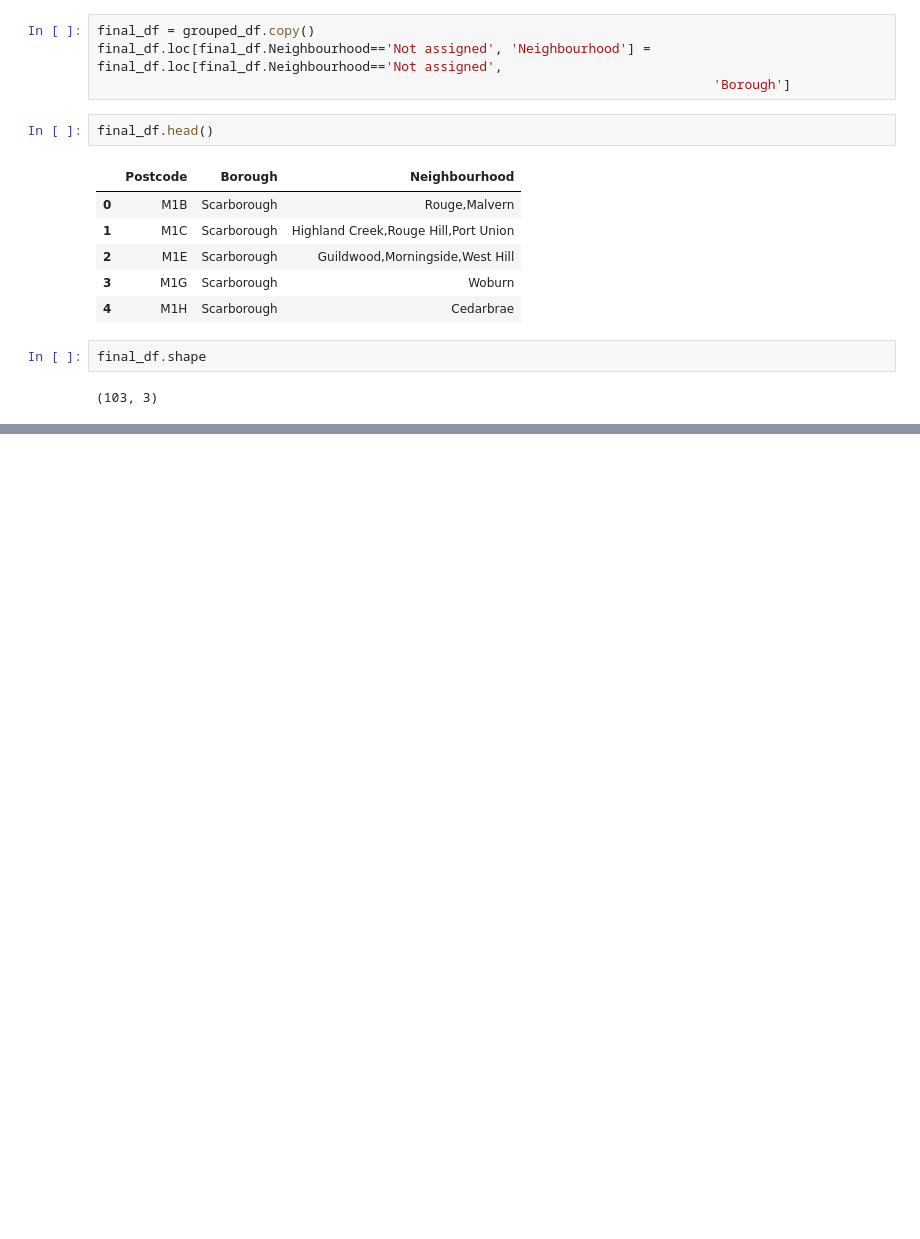
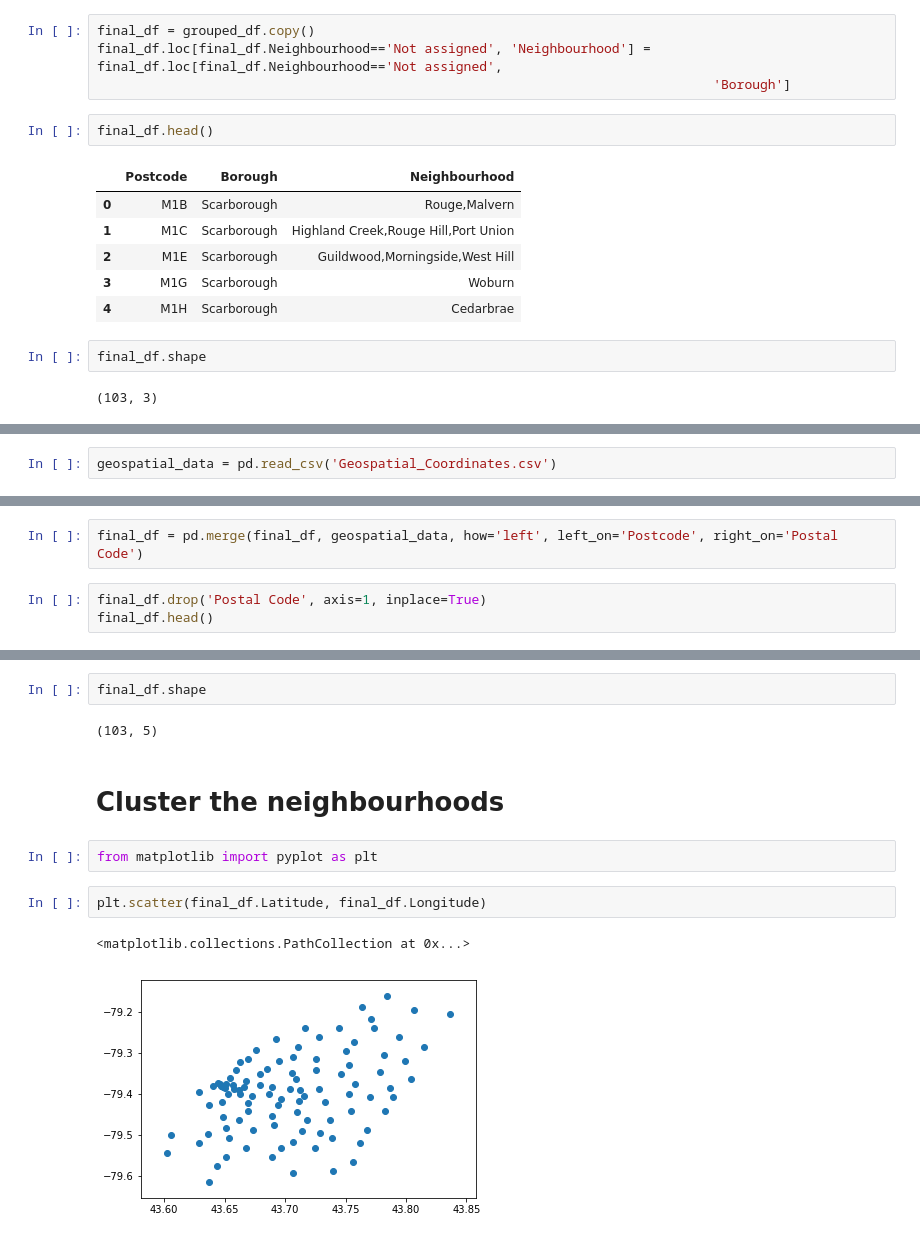
Before and after one commit to puneet786/Coursera_Capstone, a Jupyter notebook: Segmentation_Clustering_Toronto_Assignment.ipynb, the cells around one changed output, grey strips where cells are left out. Cells and saved outputs as stored; diff of their text form; blank space fills up the shorter version.

Commit message:
Segmentation and Clustering Final Assignment

```diff
--- a/Segmentation_Clustering_Toronto_Assignment.ipynb
+++ b/Segmentation_Clustering_Toronto_Assignment.ipynb
@@ -67,0 +83,2 @@ final_df.shape
+# %%
+geospatial_data = pd.read_csv('Geospatial_Coordinates.csv')
@@ -67,0 +94,5 @@ final_df.shape
+# %%
+final_df = pd.merge(final_df, geospatial_data, how='left', left_on='Postcode', right_on='Postal Code')
+# %%
+final_df.drop('Postal Code', axis=1, inplace=True)
+final_df.head()
@@ -67,0 +106,13 @@ final_df.shape
+# %%
+final_df.shape
+# %% [output]
+(103, 5)
+# %% [markdown]
+# Cluster the neighbourhoods
+# %%
+from matplotlib import pyplot as plt
+# %%
+plt.scatter(final_df.Latitude, final_df.Longitude)
+# %% [output]
+<matplotlib.collections.PathCollection at 0x...>
+[figure, added]
```
Also changed, not shown: parts of 8 cells of this notebook, 1 other file.
